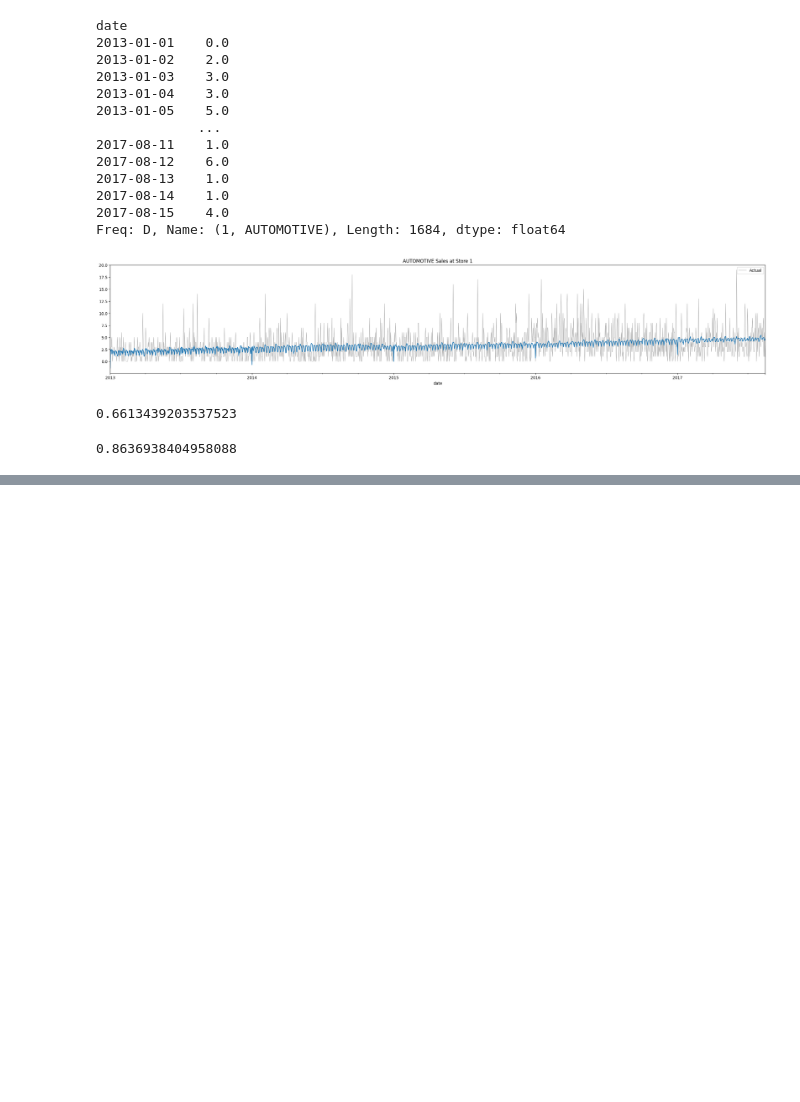
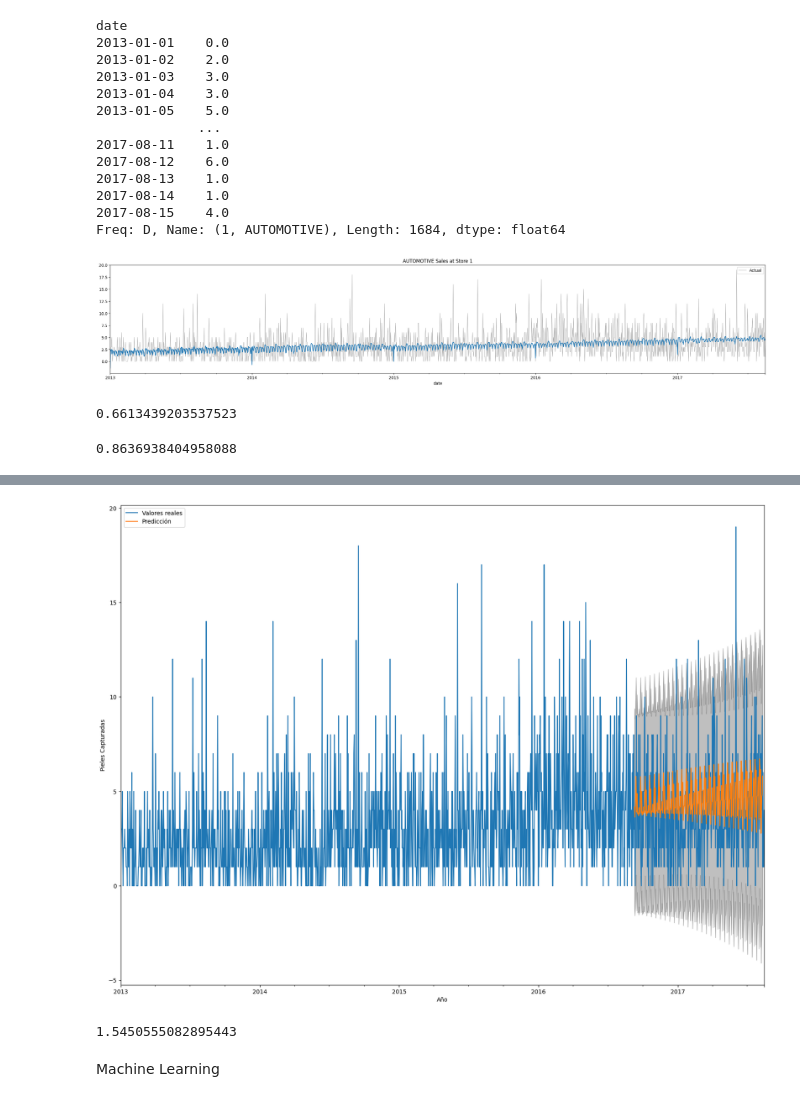
Before and after one commit to IvanTrujilloTrujillo/store_sales, a Jupyter notebook: store_sales.ipynb, the cells around one changed output, grey strips where cells are left out. Drawn from its saved outputs; the diff is of its cells as text; code cells hidden in the pictures; blank space fills up the shorter version.

```diff
--- a/store_sales.ipynb
+++ b/store_sales.ipynb
@@ -371,0 +674,22 @@ root_mean_squared_log_error(y, y_pred)
+# %%
+# Para hacer una predicción es suficiente con especificar el número de steps/pasos futuros a estimar.
+pred_uc = results.get_forecast(steps = len(y_test))
+
+# Calcula el intervalo de confianza de la predicción.
+pred_ci = pred_uc.conf_int()
+# %%
+ax = y.loc(axis=1)[(STORE_NBR, FAMILY)].plot(label = 'Valores reales', figsize = (20, 15))
+
+pred_uc.predicted_mean.plot(ax = ax, label = 'Predicción')
+
+ax.fill_between(pred_ci.index,
+                pred_ci.iloc[:, 0],
+                pred_ci.iloc[:, 1], color = 'k', alpha = .25)
+
+ax.set_xlabel('Año')
+ax.set_ylabel('Pieles Capturadas')
+
+plt.legend()
+plt.show()
+# %% [output]
+[figure, added]
@@ -371,0 +700,6 @@ root_mean_squared_log_error(y, y_pred)
+# %%
+root_mean_squared_log_error(y_test, y_pred)
+# %% [output]
+1.5450555082895443
+# %% [markdown]
+Machine Learning
```
Also changed, not shown: parts of 37 cells of this notebook, 3 other files.
